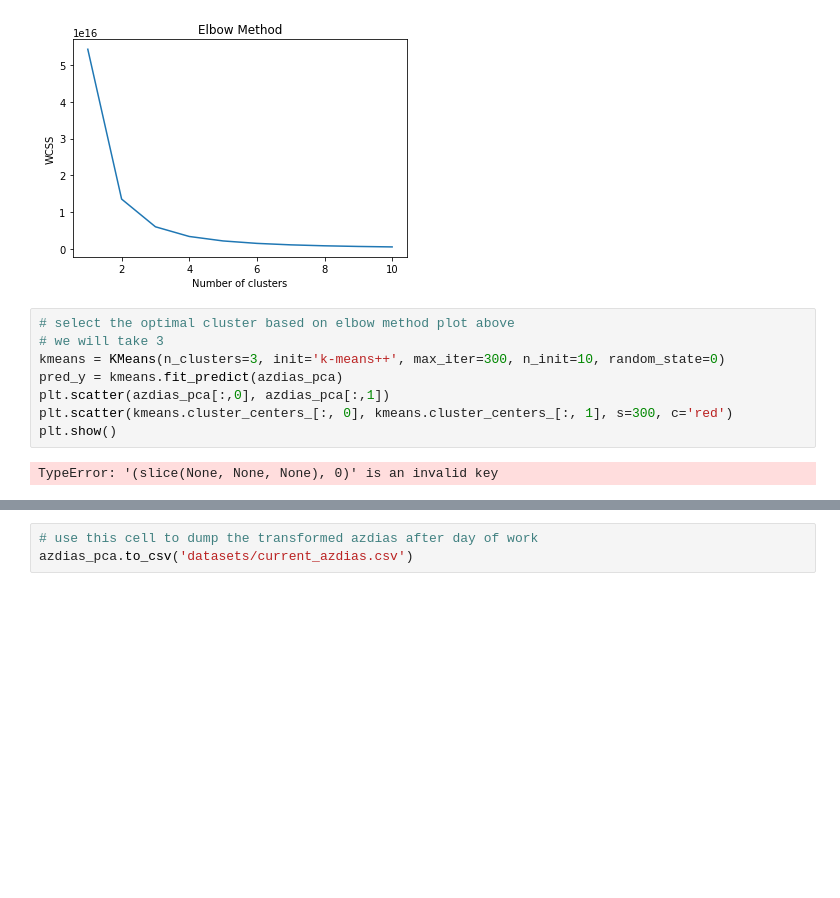
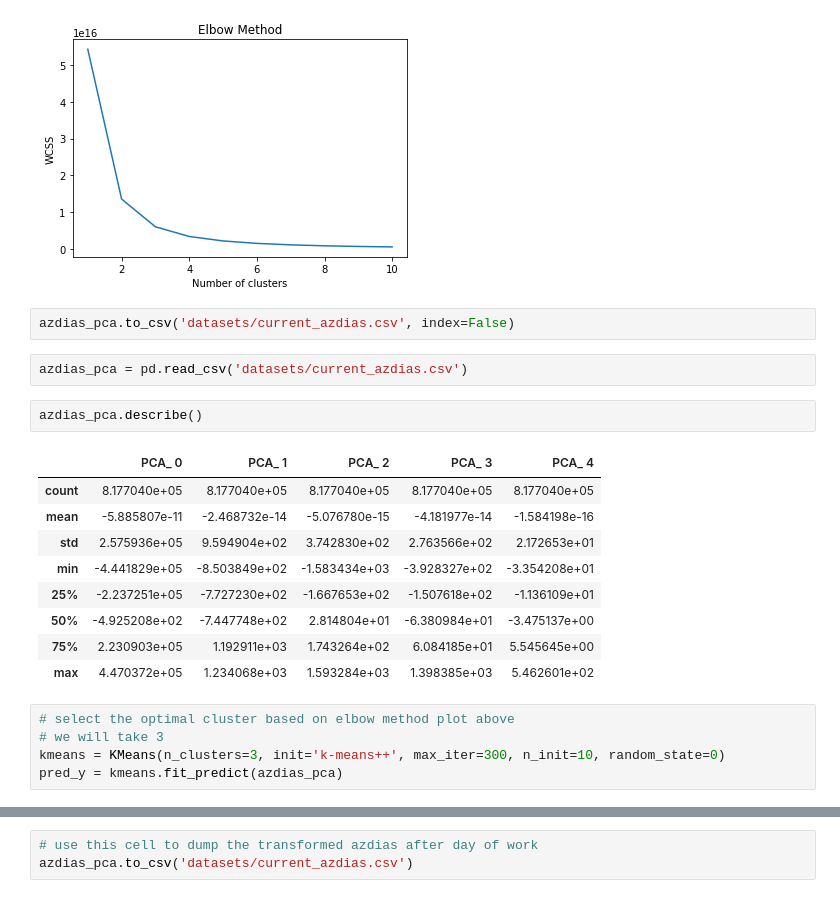
Before and after one commit to pranavkantgaur/udacity-mlnd-arvato-customer-segmentation, a Jupyter notebook: Arvato Project Workbook.ipynb, the cells around one changed output, grey strips where cells are left out. Drawn from its saved outputs; the diff is of its cells as text; blank space fills up the shorter version.

Commit message:
avoid saving dataframe index

```diff
--- a/Arvato Project Workbook.ipynb
+++ b/Arvato Project Workbook.ipynb
@@ -245,13 +244,24 @@ plt.ylabel('WCSS')
 plt.show()
 # %% [output]
 [figure]
+# %%
+azdias_pca.to_csv('datasets/current_azdias.csv', index=False)
+# %%
+azdias_pca = pd.read_csv('datasets/current_azdias.csv')
+# %%
+azdias_pca.describe()
+# %% [output]
+|  | PCA_ 0 | PCA_ 1 | PCA_ 2 | PCA_ 3 | PCA_ 4 |
+| count | 8.177040e+05 | 8.177040e+05 | 8.177040e+05 | 8.177040e+05 | 8.177040e+05 |
+| mean | -5.885807e-11 | -2.468732e-14 | -5.076780e-15 | -4.181977e-14 | -1.584198e-16 |
+| std | 2.575936e+05 | 9.594904e+02 | 3.742830e+02 | 2.763566e+02 | 2.172653e+01 |
+| min | -4.441829e+05 | -8.503849e+02 | -1.583434e+03 | -3.928327e+02 | -3.354208e+01 |
+| 25% | -2.237251e+05 | -7.727230e+02 | -1.667653e+02 | -1.507618e+02 | -1.136109e+01 |
+| 50% | -4.925208e+02 | -7.447748e+02 | 2.814804e+01 | -6.380984e+01 | -3.475137e+00 |
+| 75% | 2.230903e+05 | 1.192911e+03 | 1.743264e+02 | 6.084185e+01 | 5.545645e+00 |
+| max | 4.470372e+05 | 1.234068e+03 | 1.593284e+03 | 1.398385e+03 | 5.462601e+02 |
 # %%
 # select the optimal cluster based on elbow method plot above
 # we will take 3
 kmeans = KMeans(n_clusters=3, init='k-means++', max_iter=300, n_init=10, random_state=0)
 pred_y = kmeans.fit_predict(azdias_pca)
-plt.scatter(azdias_pca[:,0], azdias_pca[:,1])
-plt.scatter(kmeans.cluster_centers_[:, 0], kmeans.cluster_centers_[:, 1], s=300, c='red')
-plt.show()
-# %% [output]
-TypeError: '(slice(None, None, None), 0)' is an invalid key
```
Also changed, not shown: parts of 6 cells of this notebook.
